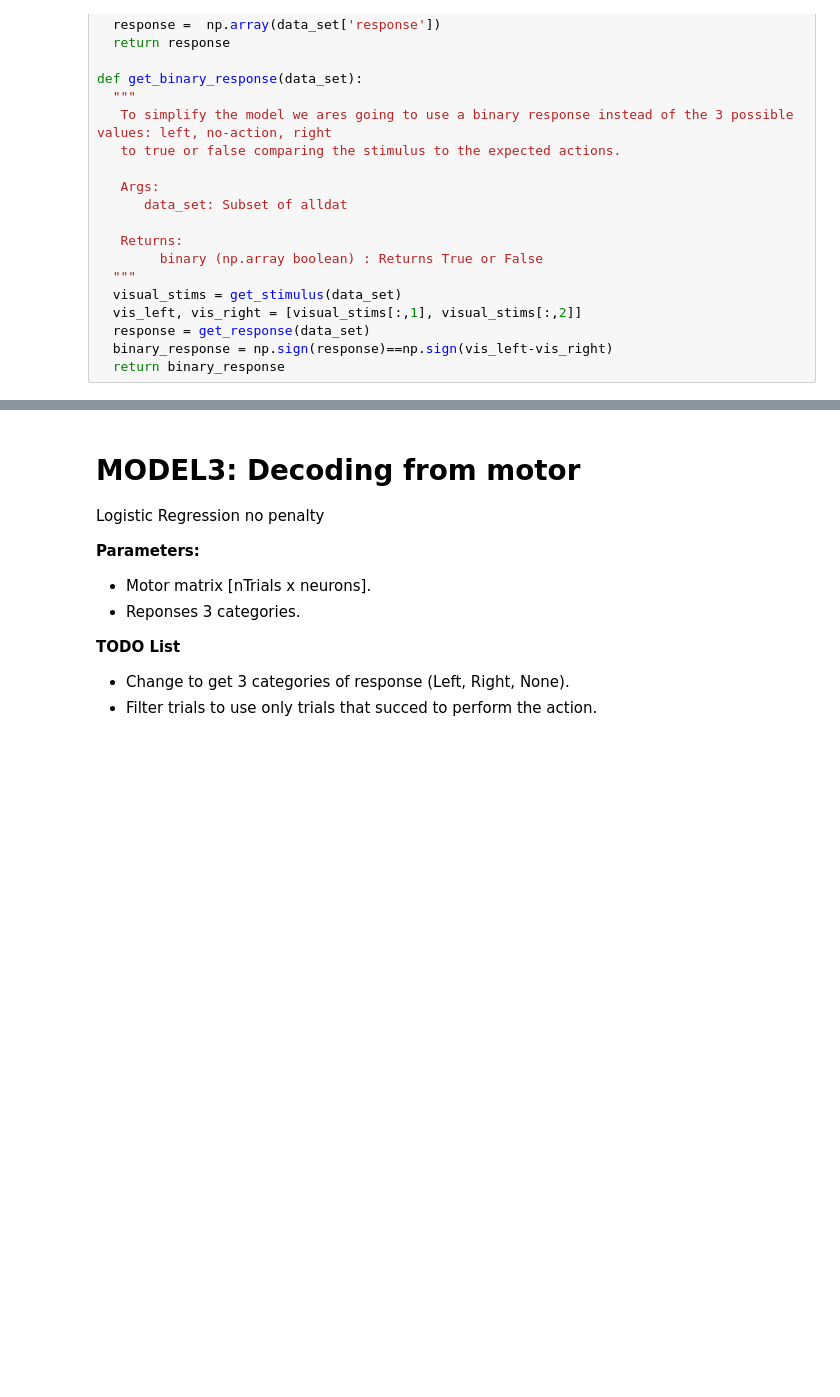
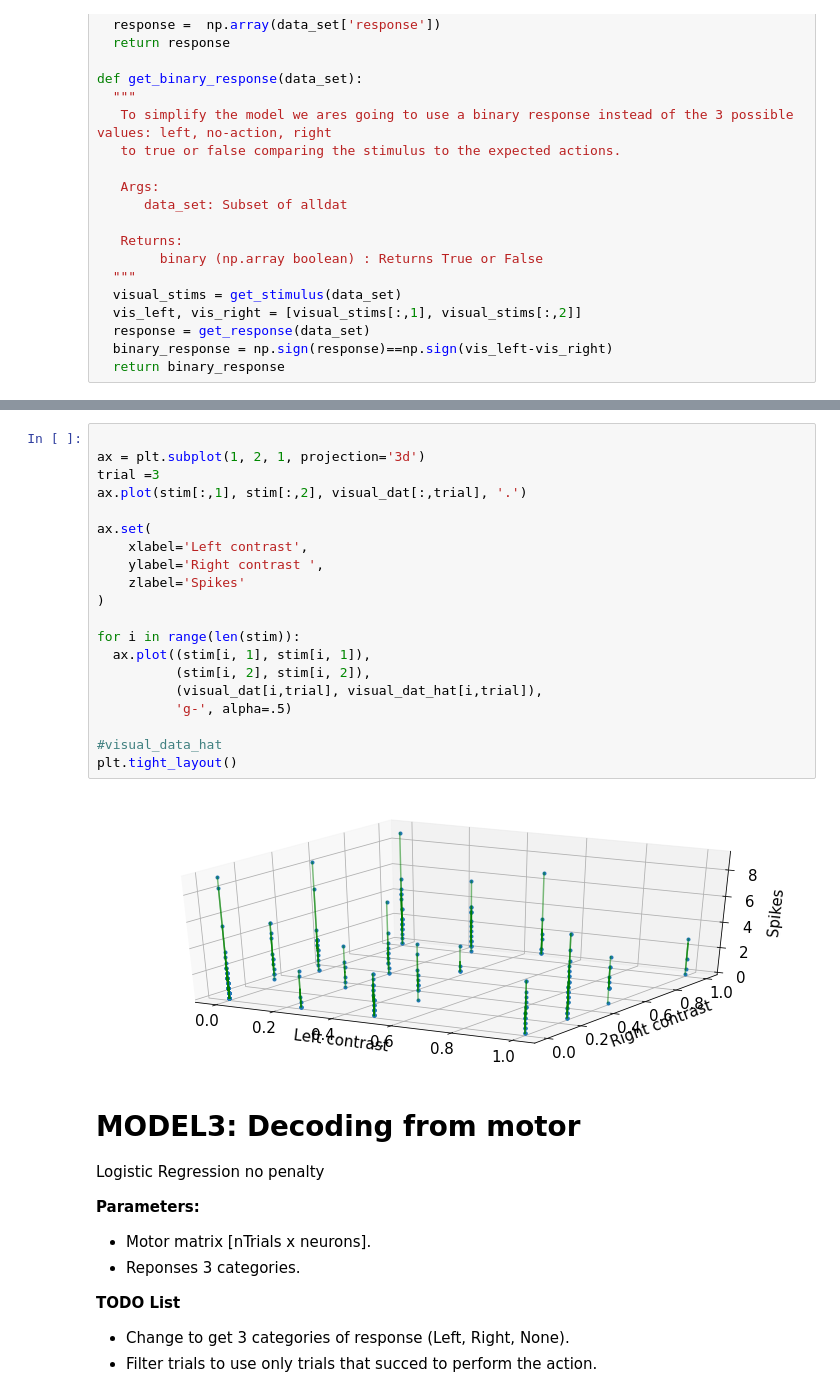
Before and after one commit to mgonzal1/nma_wombat_connectivy_project, a Jupyter notebook: connectivity.ipynb, the cells around one changed output, grey strips where cells are left out. Cells and saved outputs as stored; diff of their text form; blank space fills up the shorter version.

```diff
--- a/connectivity.ipynb
+++ b/connectivity.ipynb
@@ -250,3 +249,25 @@ MSE2 3.9932810695570886
+# %%
+
+ax = plt.subplot(1, 2, 1, projection='3d')
+trial =3
+ax.plot(stim[:,1], stim[:,2], visual_dat[:,trial], '.')
+
+ax.set(
+    xlabel='Left contrast',
+    ylabel='Right contrast ',
+    zlabel='Spikes'
+)
+
+for i in range(len(stim)):
+  ax.plot((stim[i, 1], stim[i, 1]),
+          (stim[i, 2], stim[i, 2]),
+          (visual_dat[i,trial], visual_dat_hat[i,trial]),
+          'g-', alpha=.5)
+
+#visual_data_hat
+plt.tight_layout()
+# %% [output]
+[figure, added]
 # %% [markdown]
 # MODEL3:  Decoding from motor
 Logistic Regression no penalty
```
Also changed, not shown: parts of 7 cells of this notebook.
